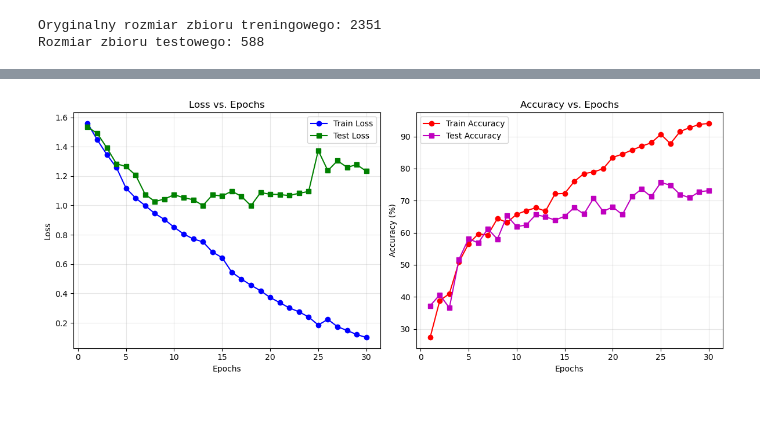
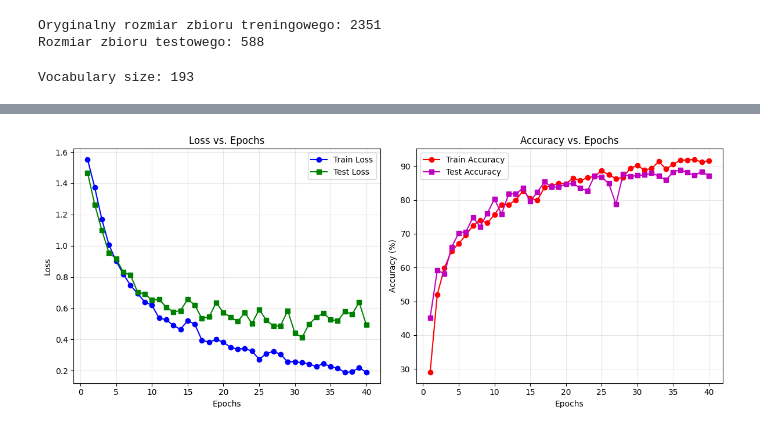
Before and after one commit to kam45x/SSNE_25L, a Jupyter notebook: Z5/rnn.ipynb, the cells around one changed output, grey strips where cells are left out. Cells and saved outputs as stored; diff of their text form; code cells hidden in the pictures.

```diff
--- a/Z5/rnn.ipynb
+++ b/Z5/rnn.ipynb
@@ -218,7 +253,7 @@ class ChordSequenceDataset(Dataset):
 def pad_collate(batch):
     sequences, labels = zip(*batch)
     lengths = [len(seq) for seq in sequences]
-    padded_sequences = pad_sequence(sequences, batch_first=True, padding_value=0.0)
+    padded_sequences = pad_sequence(sequences, batch_first=True, padding_value=0)
     labels = torch.tensor(labels, dtype=torch.long)
     return padded_sequences, labels, lengths
 # %%
@@ -295,6 +323,23 @@ class ComposerClassifier(nn.Module):
         return output
+# %%
+def compute_vocab_size(data):
+    unique_values = set()
+    for sequence, _ in data:
+        unique_values.update(sequence.tolist())
+    return int(max(unique_values)) + 2  # Zakładamy, że ID są od 0 do max
+
+vocab_size = compute_vocab_size(data)
+print(f"Vocabulary size: {vocab_size}")
+# %% [output]
+Vocabulary size: 193
 # %%
-model = ComposerClassifier(hidden_size=512).to(device)
+model = ComposerClassifier(
+    vocab_size=vocab_size,
+    embedding_dim=64,
+    hidden_size=128,
+    num_layers_lstm=3,
+    num_classes=5,
+).to(device)
 # %%
 class_counts = Counter(all_labels)
 class_weights = torch.tensor([
@@ -304,12 +349,15 @@ class_weights = torch.tensor([
 criterion = nn.CrossEntropyLoss(weight=class_weights)
 optimizer = torch.optim.Adam(model.parameters(), lr=0.001)
 # %%
+from sklearn.metrics import f1_score
+
 train_losses = []
 train_accuracies = []
 test_losses = []
 test_accuracies = []
+test_f1_scores = []
 
-num_epochs = 30
+num_epochs = 40
 
 for epoch in range(num_epochs):
     model.train()
@@ -322,11 +370,8 @@ for epoch in range(num_epochs):
         labels = labels.to(device)
 
         optimizer.zero_grad()
-
         outputs = model(sequences, lengths)
-
         loss = criterion(outputs, labels)
-
         loss.backward()
         optimizer.step()
 
@@ -341,18 +386,19 @@ for epoch in range(num_epochs):
     train_losses.append(epoch_loss)
     train_accuracies.append(accuracy)
 
+    # Ewaluacja
     model.eval()
     test_running_loss = 0.0
     test_correct = 0
     test_total = 0
+    all_preds = []
+    all_labels = []
 
     with torch.no_grad():
         for sequences, labels, lengths in test_dataloader:
             sequences = sequences.to(device)
             labels = labels.to(device)
-
             outputs = model(sequences, lengths)
-
             loss = criterion(outputs, labels)
 
             test_running_loss += loss.item()
@@ -360,36 +406,48 @@ for epoch in range(num_epochs):
             test_total += labels.size(0)
             test_correct += (predicted == labels).sum().item()
 
+            all_preds.extend(predicted.cpu().numpy())
+            all_labels.extend(labels.cpu().numpy())
+
     test_epoch_loss = test_running_loss / len(test_dataloader)
     test_accuracy = 100 * test_correct / test_total
+    test_f1 = f1_score(all_labels, all_preds, average="macro")
 
     test_losses.append(test_epoch_loss)
     test_accuracies.append(test_accuracy)
+    test_f1_scores.append(test_f1)
 
-    print(f'Epoch [{epoch+1}/{num_epochs}], '
-          f'Train Loss: {epoch_loss:.4f}, Train Acc: {accuracy:.2f}%, '
-          f'Test Loss: {test_epoch_loss:.4f}, Test Acc: {test_accuracy:.2f}%')
+    print(
+        f"Epoch [{epoch+1}/{num_epochs}], "
+        f"Train Loss: {epoch_loss:.4f}, "
+        f"Test Loss: {test_epoch_loss:.4f}, Test Acc: {test_accuracy:.2f}%, "
+        f"Test F1: {test_f1:.4f}"
+    )
 
-torch.save(model.state_dict(), 'composer_classifier.pth')
-print("Model saved as 'composer_classifier.pth'")
+torch.save(model.state_dict(), "composer_classifier_good2.pth")
+print("Model saved as 'composer_classifier_good2.pth'")
 
 plt.figure(figsize=(12, 5))
 
 plt.subplot(1, 2, 1)
-plt.plot(range(1, num_epochs+1), train_losses, 'b-', marker='o', label='Train Loss')
-plt.plot(range(1, num_epochs+1), test_losses, 'g-', marker='s', label='Test Loss')
-plt.title('Loss vs. Epochs')
-plt.xlabel('Epochs')
-plt.ylabel('Loss')
+plt.plot(range(1, num_epochs + 1), train_losses, "b-", marker="o", label="Train Loss")
+plt.plot(range(1, num_epochs + 1), test_losses, "g-", marker="s", label="Test Loss")
+plt.title("Loss vs. Epochs")
+plt.xlabel("Epochs")
+plt.ylabel("Loss")
 plt.grid(True, alpha=0.3)
 plt.legend()
 
 plt.subplot(1, 2, 2)
-plt.plot(range(1, num_epochs+1), train_accuracies, 'r-', marker='o', label='Train Accuracy')
-plt.plot(range(1, num_epochs+1), test_accuracies, 'm-', marker='s', label='Test Accuracy')
-plt.title('Accuracy vs. Epochs')
-plt.xlabel('Epochs')
-plt.ylabel('Accuracy (%)')
+plt.plot(
+    range(1, num_epochs + 1), train_accuracies, "r-", marker="o", label="Train Accuracy"
+)
+plt.plot(
+    range(1, num_epochs + 1), test_accuracies, "m-", marker="s", label="Test Accuracy"
+)
+plt.title("Accuracy vs. Epochs")
+plt.xlabel("Epochs")
+plt.ylabel("Accuracy (%)")
 plt.grid(True, alpha=0.3)
 plt.legend()
 
@@ -416,2 +474,2 @@ Model saved as 'composer_classifier.pth'
-[figure, old version]
+[figure, new version]
 # %%
```
Also changed, not shown: parts of 10 cells of this notebook, 2 other files.
